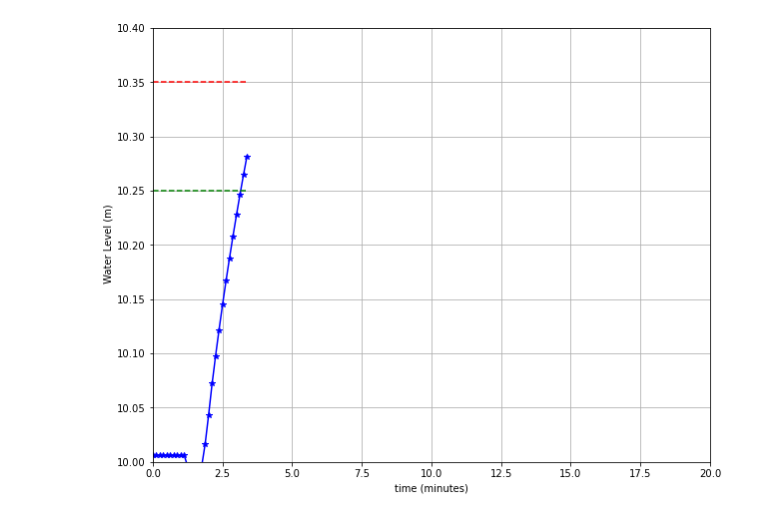
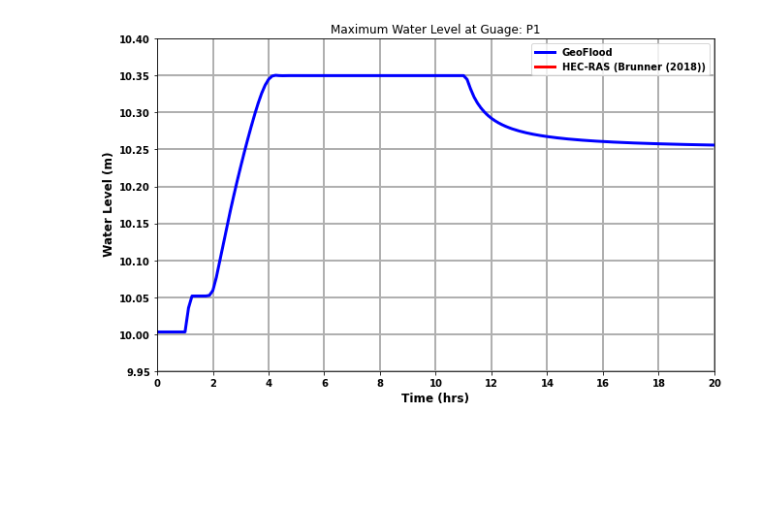
Before and after one commit to KYANJO/GeoFlood, a Jupyter notebook: examples/cpuflood/benchmark_tests/disconnected_water_body/plot_guage.ipynb, the cells around one changed output. Cells and saved outputs as stored; diff of their text form; code cells hidden in the pictures; blank space fills up the shorter version.

```diff
--- a/examples/cpuflood/benchmark_tests/disconnected_water_body/plot_guage.ipynb
+++ b/examples/cpuflood/benchmark_tests/disconnected_water_body/plot_guage.ipynb
@@ -67,19 +83,0 @@ eta =  [10.000935 10.000935]
-# %%
-# plot the data
-figsize(10,8)
-figure(5)
-plot(time/3600,eta,'b-*',label='GeoFlood')
-plot (time/3600,[10.35]*len(h),'r--',label='GeoClaw')
-plot (time/3600,[10.25]*len(h),'g--',label='Valid')
-# plot(geoclaw_maxeta,'r-o',label='GeoClaw')
-
-# put letters on the x axis
-# xticks(range(len(guages_eta_max)),gauge_points)
-axis([0, 20, 10.00, 10.40])
-# legend(loc='upper right')
-ylabel(' Water Level (m)')
-xlabel('time (minutes)')
-# title('Maximum Water Level at Guages')
-grid()
-# %% [output]
-[figure, removed]
@@ -136,0 +84,48 @@ savefig('transformer_maxeta.png')
+# %%
+
+time,h,eta, topo = read_gauge_data("gauge00000.txt")
+# plot the data
+figsize(10.30, 6.30)
+# figure(figsize=(13.22, 8.90), dpi=300)
+# rcParams['font.family'] = 'Arial'
+figure(5)
+plot(time/3600,eta,'b-',label='GeoFlood',linewidth=3)
+# plot (time/3600,[10.35]*len(h),'g--',label='GeoClaw',linewidth=3)
+# plot (time/3600,[10.25]*len(h),'k--',label='Valid',linewidth=3)
+# plot(geoclaw_maxeta,'r-o',label='GeoClaw')
+
+# put letters on the x axis
+# xticks(range(len(guages_eta_max)),gauge_points)
+axis([0, 20, 9.95, 10.40])
+# legend(loc='upper right')
+# access legend objects automatically created from data
+
+# line = Line2D([0], [0], label='HEC-RAS', color='r', linewidth=3)
+ylabel(' Water Level (m)', fontdict={'fontsize': 12, 'fontweight': 'bold'})
+xlabel('Time (hrs)', fontdict={'fontsize': 12, 'fontweight': 'bold'})
+
+# legend(handles=handles, prop={'size': 10, 'weight': 'bold'},frameon=False)
+colors = ['blue', 'red']
+lines = [Line2D([0], [0], color=c, linewidth=3, linestyle='-') for c in colors]
+labels = ['GeoFlood','HEC-RAS (Brunner (2018))']
+legend(lines, labels,prop={'size': 10, 'weight': 'bold'})
+#  show a legend without plotting anything
+
+time_n = arange(0,22,2)
+pstr = ([f'{N:d}' for N in time_n])
+xticks(time_n,pstr)
+#  show the last point on the x axis
+y_n = arange(9.95,10.45,0.05)
+pstr = ([f'{N:.2f}' for N in y_n])
+yticks(y_n,pstr)
+# rotate the x axis labels
+# xticks(rotation=270)
+# bold x and ylabels
+rcParams['axes.labelweight'] = 'bold'
+xticks(fontweight='bold')
+yticks(fontweight='bold')
+title('Maximum Water Level at Guage: P1')
+grid(linewidth=2)
+show()
+# %% [output]
+[figure, added]
```
Also changed, not shown: parts of 6 cells of this notebook, 4 other files.
